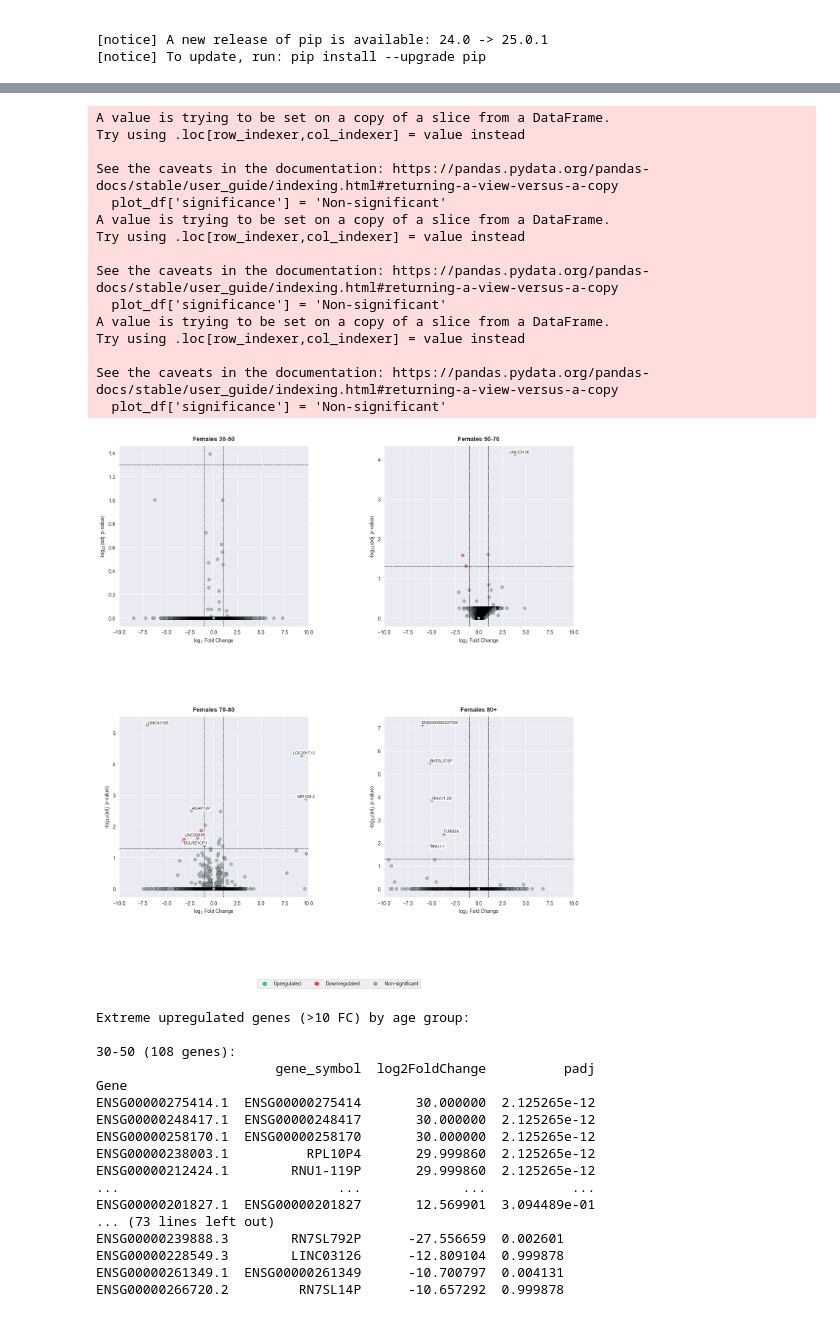
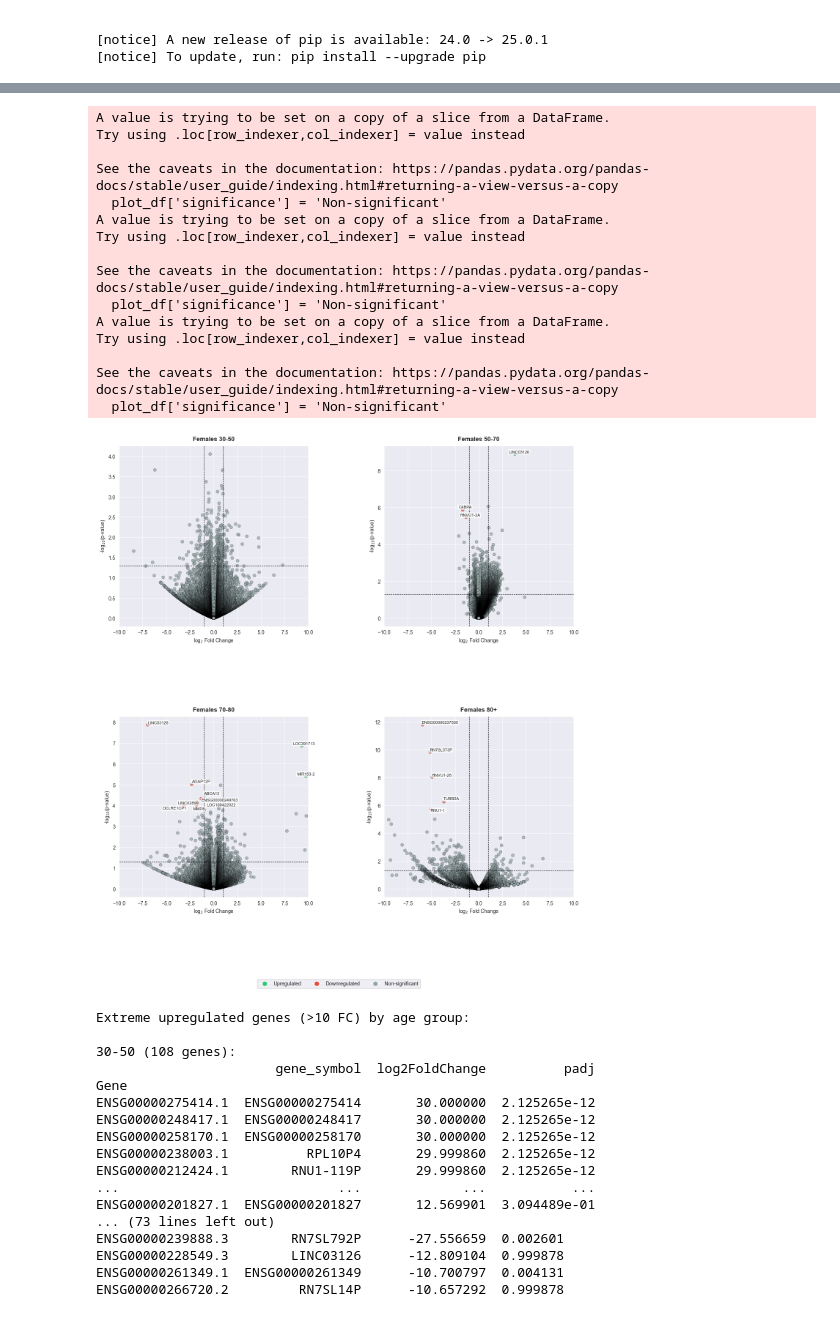
Before and after one commit to perpk/ppmi-wip, a Jupyter notebook: stratification/ppmi-wip.stratification.deg-overview.ipynb, the cells around one changed output, grey strips where cells are left out. Drawn from its saved outputs; the diff is of its cells as text; code cells hidden in the pictures.

Commit message:
WIP: Proper Volcano Plots

```diff
--- a/stratification/ppmi-wip.stratification.deg-overview.ipynb
+++ b/stratification/ppmi-wip.stratification.deg-overview.ipynb
@@ -239,29 +242,30 @@ symbol_mapping = ppmi_ad.varm['symbol_ensembl_mapping']
 ensembl_to_symbol = dict(zip(symbol_mapping.index, symbol_mapping['gene_symbol']))
 
 # Initialize dictionaries to store extreme values
-extreme_upregulated_females = {}
-extreme_downregulated_females = {}
+extreme_upregulated_males = {}
+extreme_downregulated_males = {}
 
 # Modified plotting function with extreme value filtering
 def plot_volcano_with_filtering(ax, df, title, age_group):
     df = df.copy()
     df['gene_symbol'] = df.index.map(ensembl_to_symbol)
     df['-log10(padj)'] = -np.log10(df['padj'])
+    df['-log10(pvalue)'] = -np.log10(df['pvalue'])
 
     # Identify extreme values (|log2FoldChange| > 10)
     extreme_mask = df['log2FoldChange'].abs() > 10
     extreme_df = df[extreme_mask].copy()
 
     # Store extreme values separately
-    extreme_upregulated_females[age_group] = extreme_df[extreme_df['log2FoldChange'] > 10]
-    extreme_downregulated_females[age_group] = extreme_df[extreme_df['log2FoldChange'] < -10]
+    extreme_upregulated_males[age_group] = extreme_df[extreme_df['log2FoldChange'] > 10]
+    extreme_downregulated_males[age_group] = extreme_df[extreme_df['log2FoldChange'] < -10]
 
     # Filter for plotting
     plot_df = df[~extreme_mask]
 
     # Classify points
     plot_df['significance'] = 'Non-significant'
-    sig_mask = (plot_df['padj'] < padj_threshold)
+    sig_mask = (plot_df['padj'] <= padj_threshold)
     plot_df.loc[sig_mask & (plot_df['log2FoldChange'] >= logfc_threshold), 'significance'] = 'Upregulated'
     plot_df.loc[sig_mask & (plot_df['log2FoldChange'] <= -logfc_threshold), 'significance'] = 'Downregulated'
 
@@ -269,7 +273,7 @@ def plot_volcano_with_filtering(ax, df, title, age_group):
     scatter = sns.scatterplot(
         data=plot_df,
         x='log2FoldChange',
-        y='-log10(padj)',
+        y='-log10(pvalue)',
         hue='significance',
         hue_order=['Upregulated', 'Downregulated', 'Non-significant'],
         palette={'Upregulated': '#2ecc71', 'Downregulated': '#e74c3c', 'Non-significant': '#95a5a6'},
@@ -283,27 +287,26 @@ def plot_volcano_with_filtering(ax, df, title, age_group):
     # Label significant points (excluding extremes)
     sig_df = plot_df[plot_df['significance'].isin(['Upregulated', 'Downregulated'])]
     sig_df = sig_df[
-        (sig_df['padj'] < 1e-4) |
-        (sig_df['log2FoldChange'].abs() > 2) |
-        (sig_df['gene_symbol'].isin(important_genes))
-    ].sort_values(['significance', 'padj']).head(25)
+        (sig_df['padj'] <= 0.05) &
+        (sig_df['log2FoldChange'].abs() >= 1)
+    ].sort_values(['significance', 'padj'])
 
     texts = []
     for _, row in sig_df.iterrows():
         texts.append(ax.text(
             row['log2FoldChange'],
-            row['-log10(padj)'],
+            row['-log10(pvalue)'],
             row['gene_symbol'],
             fontsize=8,
             bbox=dict(boxstyle='round', facecolor='white', alpha=0.8, pad=0.2, edgecolor='none')
         ))
 
     adjust_text(texts,
-               arrowprops=dict(arrowstyle='-', color='gray', lw=0.5, alpha=0.3),
-               expand_points=(1.5, 1.5),
-               expand_text=(1.2, 1.2),
-               force_text=(0.3, 0.5),
-               ax=ax)
+               ax=ax,
+               only_move={'points':'y', 'text':'xy'},  # Basic movement
+               force_text=0.2,                         # Single force value
+               expand_points=(2, 2),                   # Strong expansion
+               precision=0.001)
 
     # Add thresholds
     ax.axhline(-np.log10(padj_threshold), color='black', linestyle='--', linewidth=0.8)
@@ -313,15 +316,14 @@ def plot_volcano_with_filtering(ax, df, title, age_group):
 
     ax.set_title(title, fontsize=12, fontweight='bold', pad=10)
     ax.set_xlabel('log$_2$ Fold Change', fontsize=10)
-    ax.set_ylabel('-log$_{10}$(adj. p-value)', fontsize=10)
+    ax.set_ylabel('-log$_{10}$(p-value)', fontsize=10)
     ax.get_legend().remove()
 
 # Parameters
 padj_threshold = 0.05
-logfc_threshold = 1.0
+logfc_threshold = 1
 point_size = 35
 alpha_value = 0.7
-important_genes = {'SNCA', 'MAPT', 'LRRK2', 'GBA'}
 
 # Create figure
 fig, axes = plt.subplots(2, 2, figsize=(16, 16))
@@ -349,36 +351,36 @@ fig.legend(handles=legend_elements,
           ncol=3,
           frameon=True)
 
 # plt.savefig('filtered_volcano_plots.png', dpi=300, bbox_inches='tight')
 plt.show()
 
 # Access extreme values for further analysis
 print("\nExtreme upregulated genes (>10 FC) by age group:")
-for age_group, df in extreme_upregulated_females.items():
+for age_group, df in extreme_upregulated_males.items():
     print(f"\n{age_group} ({len(df)} genes):")
     print(df[['gene_symbol', 'log2FoldChange', 'padj']].sort_values('log2FoldChange', ascending=False))
 
 print("\nExtreme downregulated genes (<-10 FC) by age group:")
-for age_group, df in extreme_downregulated_females.items():
+for age_group, df in extreme_downregulated_males.items():
     print(f"\n{age_group} ({len(df)} genes):")
     print(df[['gene_symbol', 'log2FoldChange', 'padj']].sort_values('log2FoldChange'))
 # %% [output]
 A value is trying to be set on a copy of a slice from a DataFrame.
 Try using .loc[row_indexer,col_indexer] = value instead
 
 See the caveats in the documentation: https://pandas.pydata.org/pandas-docs/stable/user_guide/indexing.html#returning-a-view-versus-a-copy
   plot_df['significance'] = 'Non-significant'
 A value is trying to be set on a copy of a slice from a DataFrame.
 Try using .loc[row_indexer,col_indexer] = value instead
 
 See the caveats in the documentation: https://pandas.pydata.org/pandas-docs/stable/user_guide/indexing.html#returning-a-view-versus-a-copy
   plot_df['significance'] = 'Non-significant'
 A value is trying to be set on a copy of a slice from a DataFrame.
 Try using .loc[row_indexer,col_indexer] = value instead
 
 See the caveats in the documentation: https://pandas.pydata.org/pandas-docs/stable/user_guide/indexing.html#returning-a-view-versus-a-copy
   plot_df['significance'] = 'Non-significant'
-[figure, old version]
+[figure, new version]
 Extreme upregulated genes (>10 FC) by age group:
 
 30-50 (108 genes):
```
Also changed, not shown: parts of 17 cells of this notebook, 1 other file.
